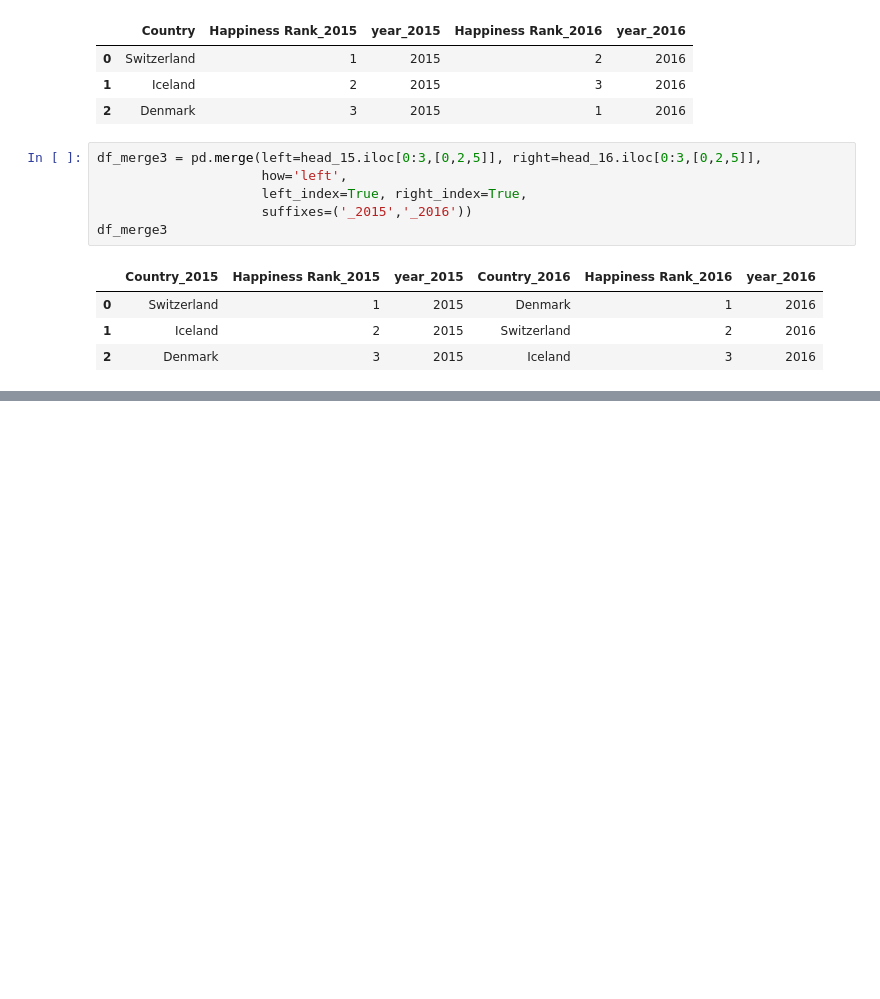
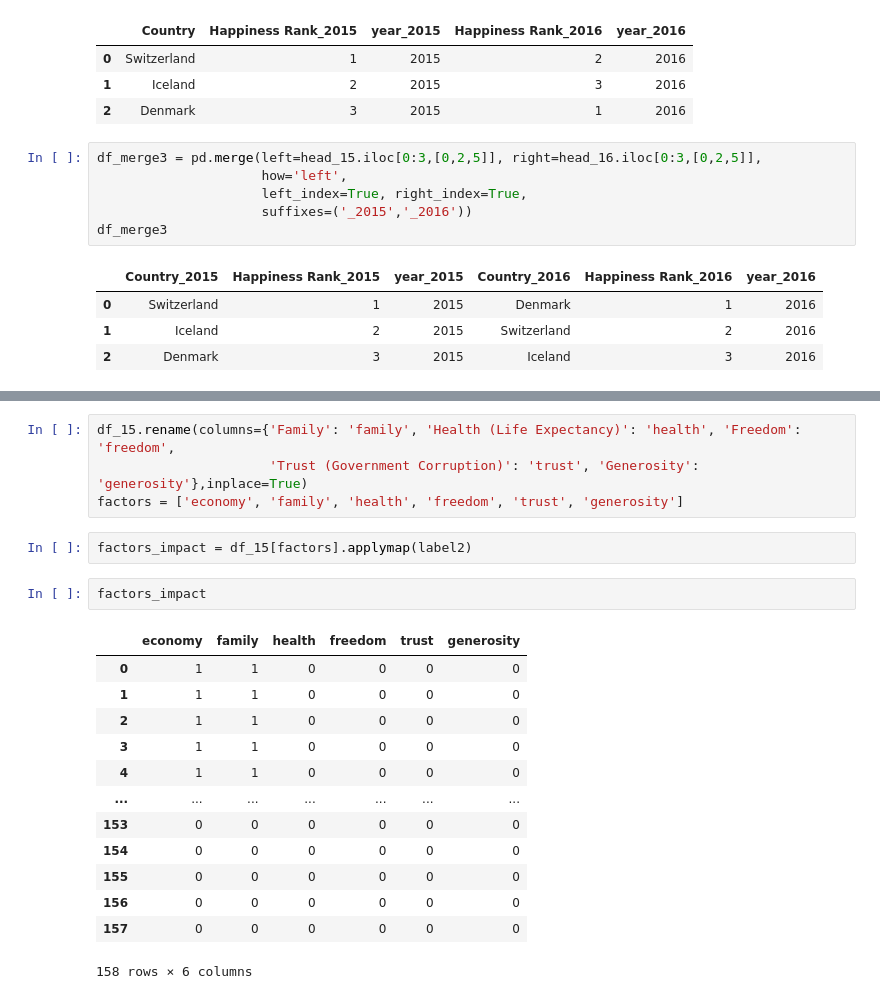
Before and after one commit to josenalde/datascience, a Jupyter notebook: notebooks/nbds14.ipynb, the cells around one changed output, grey strips where cells are left out. Cells and saved outputs as stored; diff of their text form; blank space fills up the shorter version.

```diff
--- a/notebooks/nbds14.ipynb
+++ b/notebooks/nbds14.ipynb
@@ -118,0 +187,22 @@ df_merge3
+# %%
+df_15.rename(columns={'Family': 'family', 'Health (Life Expectancy)': 'health', 'Freedom': 'freedom',
+                      'Trust (Government Corruption)': 'trust', 'Generosity': 'generosity'},inplace=True)
+factors = ['economy', 'family', 'health', 'freedom', 'trust', 'generosity']
+# %%
+factors_impact = df_15[factors].applymap(label2)
+# %%
+factors_impact
+# %% [output]
+|  | economy | family | health | freedom | trust | generosity |
+| 0 | 1 | 1 | 0 | 0 | 0 | 0 |
+| 1 | 1 | 1 | 0 | 0 | 0 | 0 |
+| 2 | 1 | 1 | 0 | 0 | 0 | 0 |
+| 3 | 1 | 1 | 0 | 0 | 0 | 0 |
+| 4 | 1 | 1 | 0 | 0 | 0 | 0 |
+| ... | ... | ... | ... | ... | ... | ... |
+| 153 | 0 | 0 | 0 | 0 | 0 | 0 |
+| 154 | 0 | 0 | 0 | 0 | 0 | 0 |
+| 155 | 0 | 0 | 0 | 0 | 0 | 0 |
+| 156 | 0 | 0 | 0 | 0 | 0 | 0 |
+| 157 | 0 | 0 | 0 | 0 | 0 | 0 |
+158 rows × 6 columns
```
Also changed, not shown: parts of 9 cells of this notebook.
